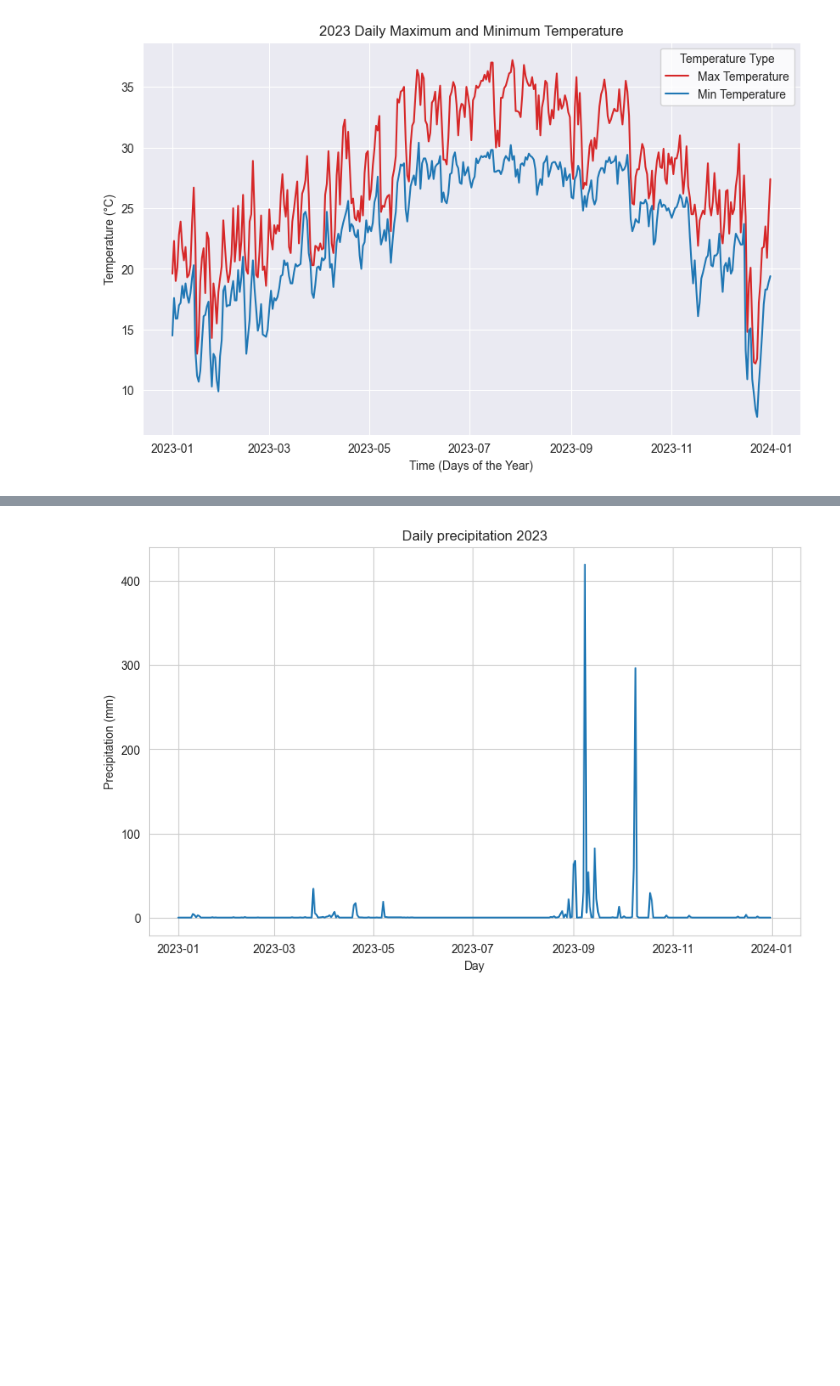
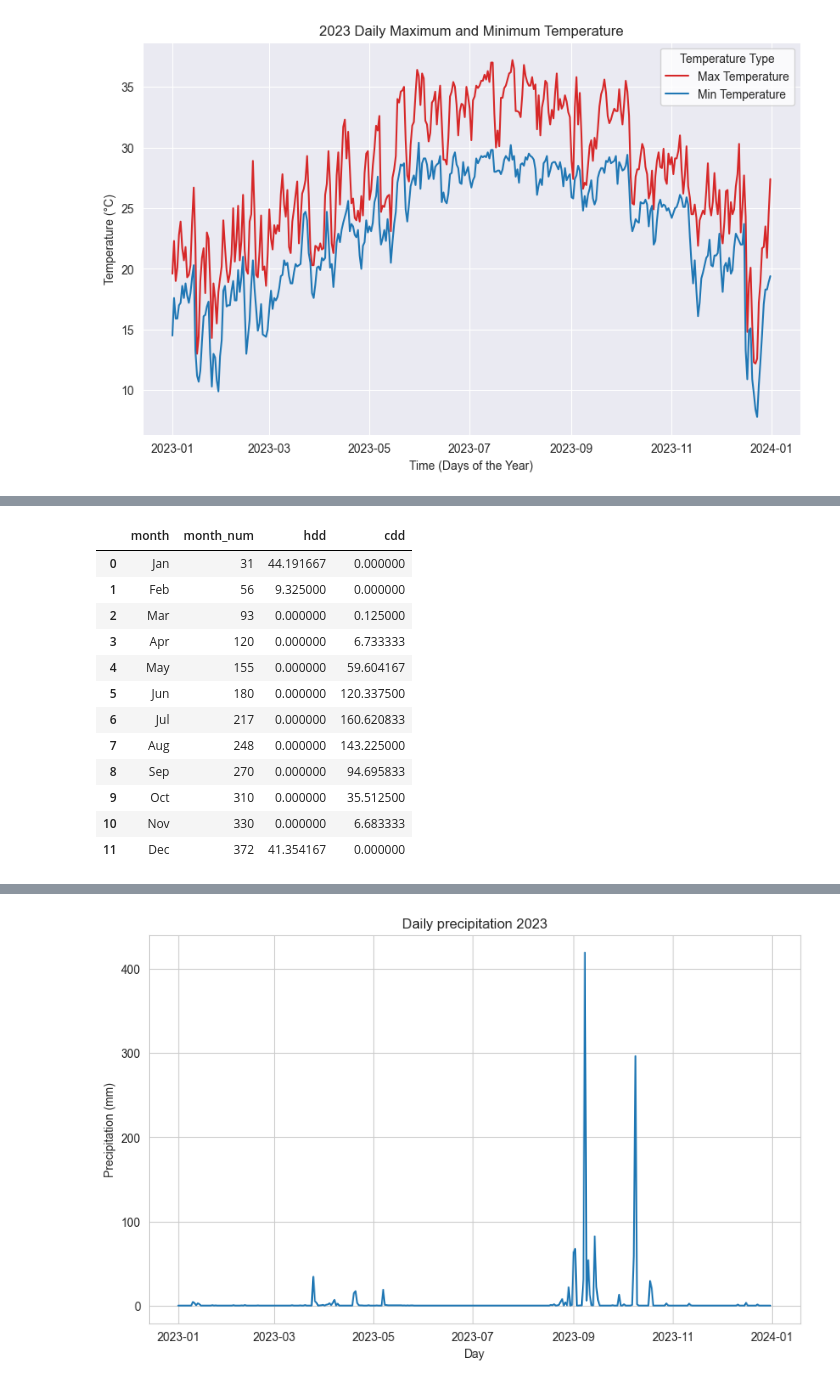
Before and after one commit to marcohl5/ME404_HongKongWeather, a Jupyter notebook: eda.ipynb, the cells around one changed output, grey strips where cells are left out. Saved outputs shown, nothing was run; the diff lists cells and outputs as text; code cells hidden in the pictures; blank space fills up the shorter version.

```diff
--- a/eda.ipynb
+++ b/eda.ipynb
@@ -145,0 +194,16 @@ plt.show()
+# %%
+df_cdd_month
+# %% [output]
+|  | month | month_num | hdd | cdd |
+| 0 | Jan | 31 | 44.191667 | 0.000000 |
+| 1 | Feb | 56 | 9.325000 | 0.000000 |
+| 2 | Mar | 93 | 0.000000 | 0.125000 |
+| 3 | Apr | 120 | 0.000000 | 6.733333 |
+| 4 | May | 155 | 0.000000 | 59.604167 |
+| 5 | Jun | 180 | 0.000000 | 120.337500 |
+| 6 | Jul | 217 | 0.000000 | 160.620833 |
+| 7 | Aug | 248 | 0.000000 | 143.225000 |
+| 8 | Sep | 270 | 0.000000 | 94.695833 |
+| 9 | Oct | 310 | 0.000000 | 35.512500 |
+| 10 | Nov | 330 | 0.000000 | 6.683333 |
+| 11 | Dec | 372 | 41.354167 | 0.000000 |
```
Also changed, not shown: parts of 4 cells of this notebook, 3 other files.
